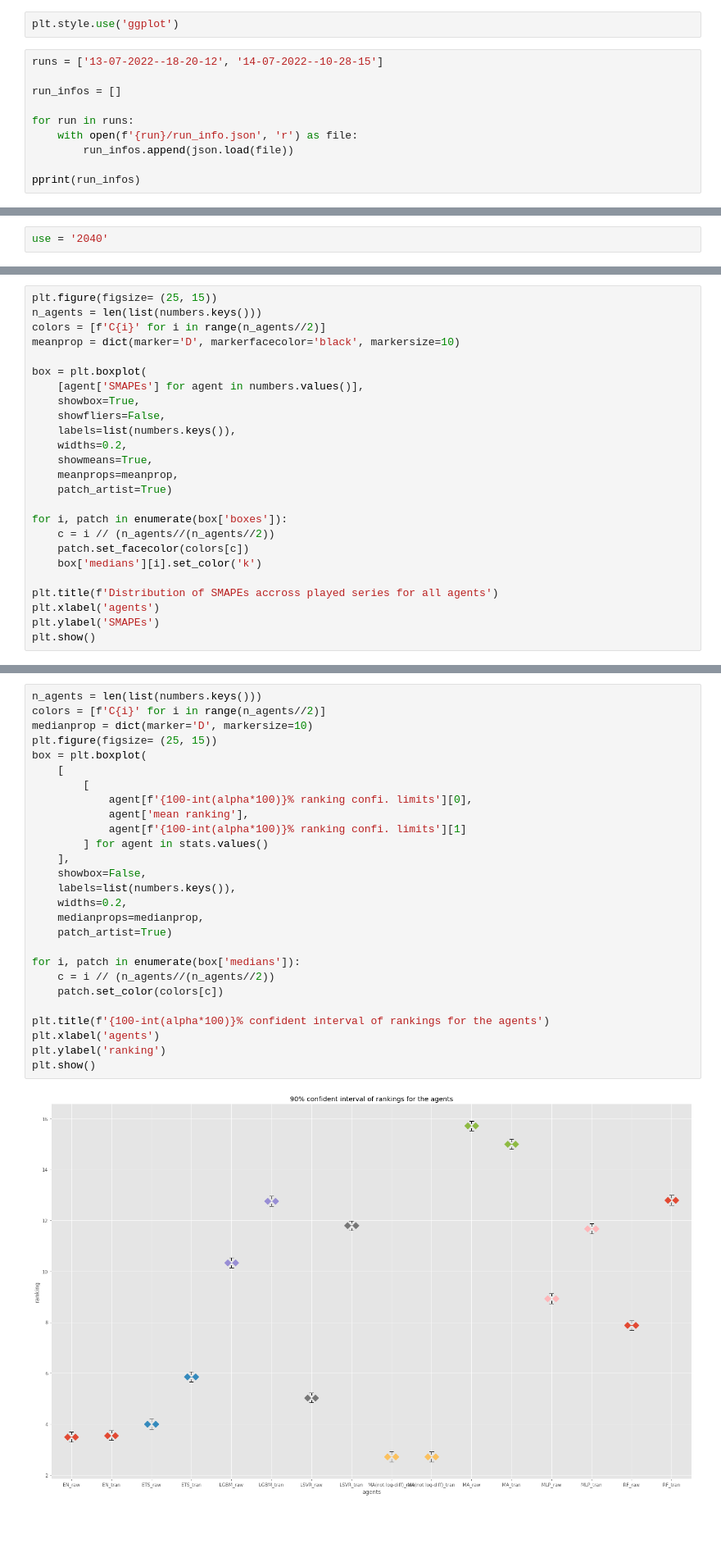
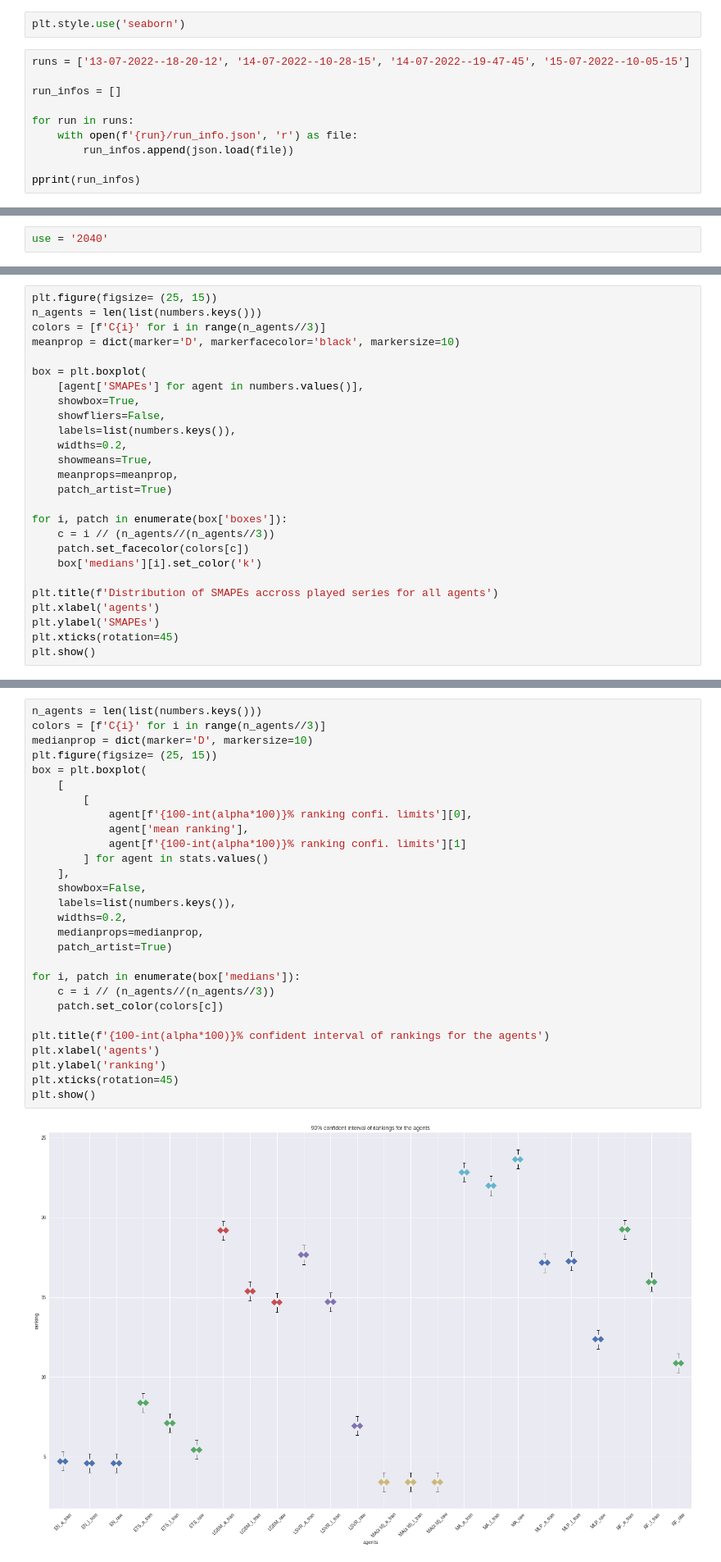
Before and after one commit to LinusLin6769/DCLaboratory01, a Jupyter notebook: experiment_info/m4_daily_finance_gap0_akima2/m4_daily_finance_gap0_akima2.ipynb, the cells around one changed output, grey strips where cells are left out. Shown at 82% size. Drawn from its saved outputs; the diff is of its cells as text; blank space fills up the shorter version.

```diff
--- a/experiment_info/m4_daily_finance_gap0_akima2/m4_daily_finance_gap0_akima2.ipynb
+++ b/experiment_info/m4_daily_finance_gap0_akima2/m4_daily_finance_gap0_akima2.ipynb
@@ -48,9 +72,9 @@ plt.style.available
 # %% [markdown]
 Load run information
 # %%
-plt.style.use('ggplot')
+plt.style.use('seaborn')
 # %%
-runs = ['13-07-2022--18-20-12', '14-07-2022--10-28-15']
+runs = ['13-07-2022--18-20-12', '14-07-2022--10-28-15', '14-07-2022--19-47-45', '15-07-2022--10-05-15']
 
 run_infos = []
 
@@ -471,7 +553,7 @@ for agent, plays in agent_infos.items():
 # %%
 plt.figure(figsize= (25, 15))
 n_agents = len(list(numbers.keys()))
-colors = [f'C{i}' for i in range(n_agents//2)]
+colors = [f'C{i}' for i in range(n_agents//3)]
 meanprop = dict(marker='D', markerfacecolor='black', markersize=10)
 
 box = plt.boxplot(
@@ -485,12 +567,13 @@ box = plt.boxplot(
     patch_artist=True)
 
 for i, patch in enumerate(box['boxes']):
-    c = i // (n_agents//(n_agents//2))
+    c = i // (n_agents//(n_agents//3))
     patch.set_facecolor(colors[c])
     box['medians'][i].set_color('k')
 
 plt.title(f'Distribution of SMAPEs accross played series for all agents')
 plt.xlabel('agents')
 plt.ylabel('SMAPEs')
+plt.xticks(rotation=45)
 plt.show()
 # %% [output]
@@ -530,32 +614,33 @@ leaderboard
 # %%
 n_agents = len(list(numbers.keys()))
-colors = [f'C{i}' for i in range(n_agents//2)]
+colors = [f'C{i}' for i in range(n_agents//3)]
 medianprop = dict(marker='D', markersize=10)
 plt.figure(figsize= (25, 15))
 box = plt.boxplot(
     [
         [
             agent[f'{100-int(alpha*100)}% ranking confi. limits'][0],
             agent['mean ranking'],
             agent[f'{100-int(alpha*100)}% ranking confi. limits'][1]
         ] for agent in stats.values()
     ],
     showbox=False,
     labels=list(numbers.keys()),
     widths=0.2,
     medianprops=medianprop,
     patch_artist=True)
 
 for i, patch in enumerate(box['medians']):
-    c = i // (n_agents//(n_agents//2))
+    c = i // (n_agents//(n_agents//3))
     patch.set_color(colors[c])
 
 plt.title(f'{100-int(alpha*100)}% confident interval of rankings for the agents')
 plt.xlabel('agents')
 plt.ylabel('ranking')
+plt.xticks(rotation=45)
 plt.show()
 # %% [output]
-[figure, old version]
+[figure, new version]
 # %% [markdown]
 ## Fraction best
 
```
Also changed, not shown: parts of 47 cells of this notebook, 24 other files.
